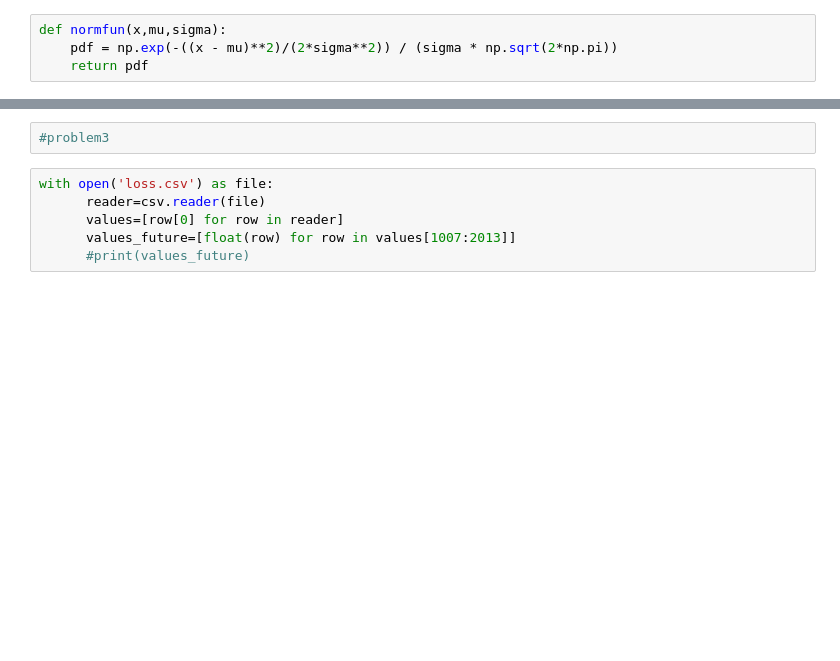
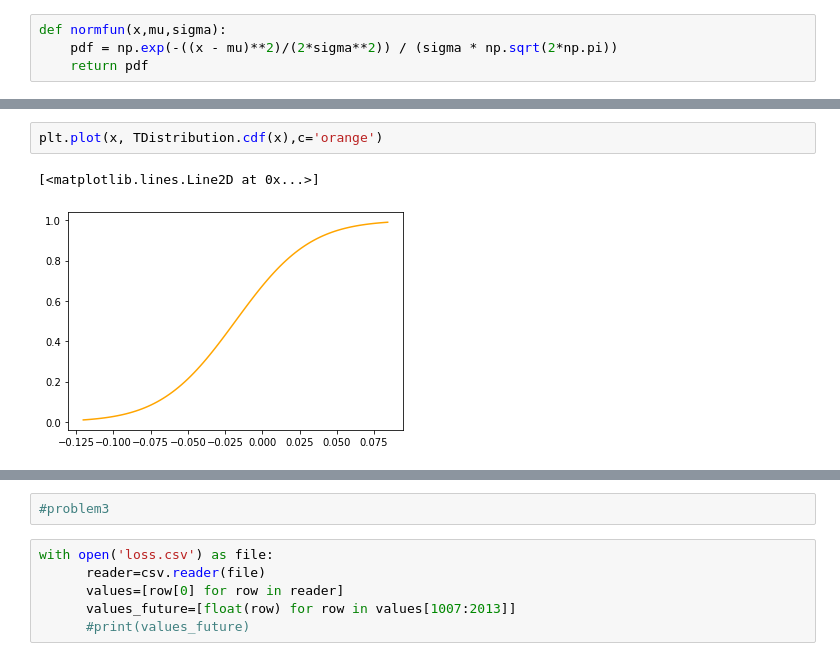
Before and after one commit to ZiyueNie/575, a Jupyter notebook: src/P2.ipynb, the cells around one changed output, grey strips where cells are left out. Drawn from its saved outputs; the diff is of its cells as text; blank space fills up the shorter version.

```diff
--- a/src/P2.ipynb
+++ b/src/P2.ipynb
@@ -84 +142,6 @@ print(values)
+# %%
+plt.plot(x, TDistribution.cdf(x),c='orange')
+# %% [output]
+[<matplotlib.lines.Line2D at 0x...>]
+[figure, added]
 # %%
```
Also changed, not shown: parts of 16 cells of this notebook.
